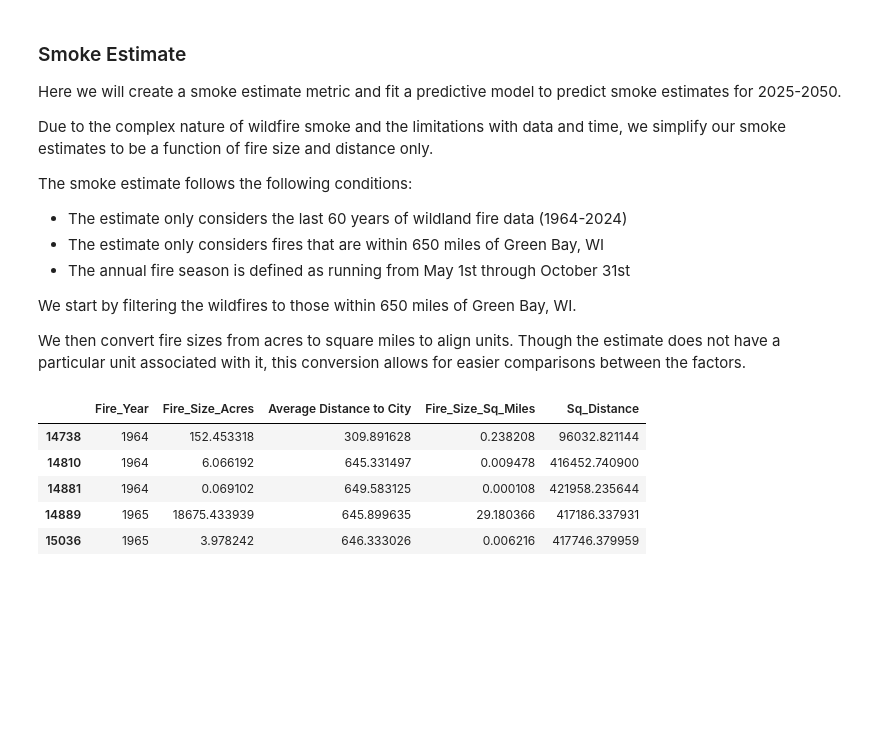
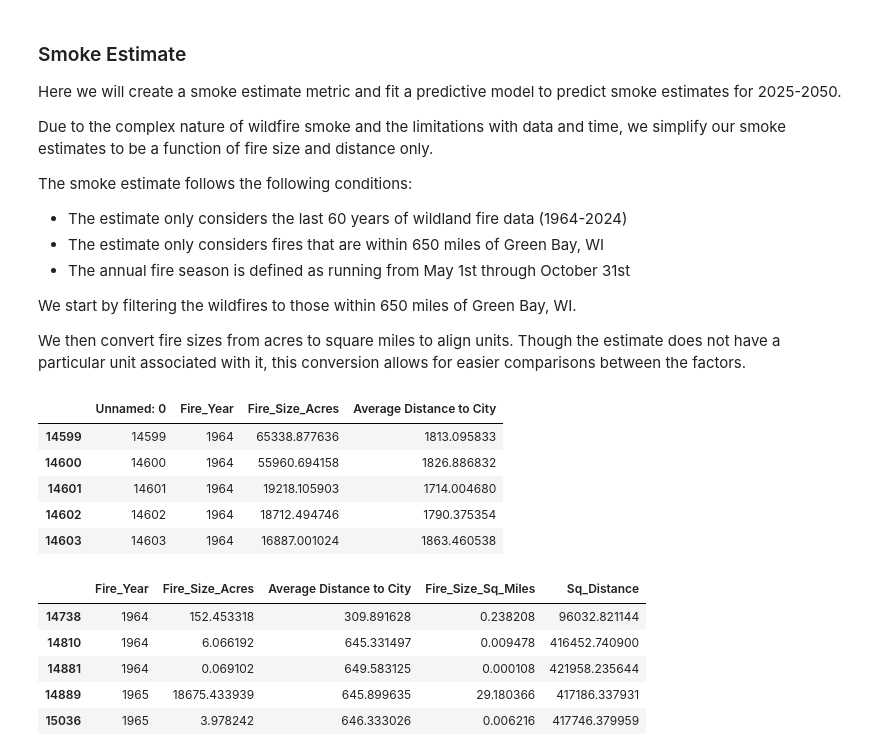
Before and after one commit to ezhang17/wildfire-analysis, a Jupyter notebook: common_analysis.ipynb, the cells around one changed output. Saved outputs shown, nothing was run; the diff lists cells and outputs as text; code cells hidden in the pictures; blank space fills up the shorter version.

```diff
--- a/common_analysis.ipynb
+++ b/common_analysis.ipynb
@@ -784,4 +784,16 @@ The smoke estimate follows the following conditions:
 We start by filtering the wildfires to those within 650 miles of Green Bay, WI.
 
 We then convert fire sizes from acres to square miles to align units. Though the estimate does not have a particular unit associated with it, this conversion allows for easier comparisons between the factors.
+# %%
+# load in the data from the intermediate csv
+fire_data = pd.read_csv('intermediate_data/fire_distance_data.csv')
+fire_data = fire_data[fire_data['Fire_Year'] >= 1964]
+fire_data.head()
+# %% [output]
+|  | Unnamed: 0 | Fire_Year | Fire_Size_Acres | Average Distance to City |
+| 14599 | 14599 | 1964 | 65338.877636 | 1813.095833 |
+| 14600 | 14600 | 1964 | 55960.694158 | 1826.886832 |
+| 14601 | 14601 | 1964 | 19218.105903 | 1714.004680 |
+| 14602 | 14602 | 1964 | 18712.494746 | 1790.375354 |
+| 14603 | 14603 | 1964 | 16887.001024 | 1863.460538 |
 # %%
```
Also changed, not shown: parts of 5 cells of this notebook.
